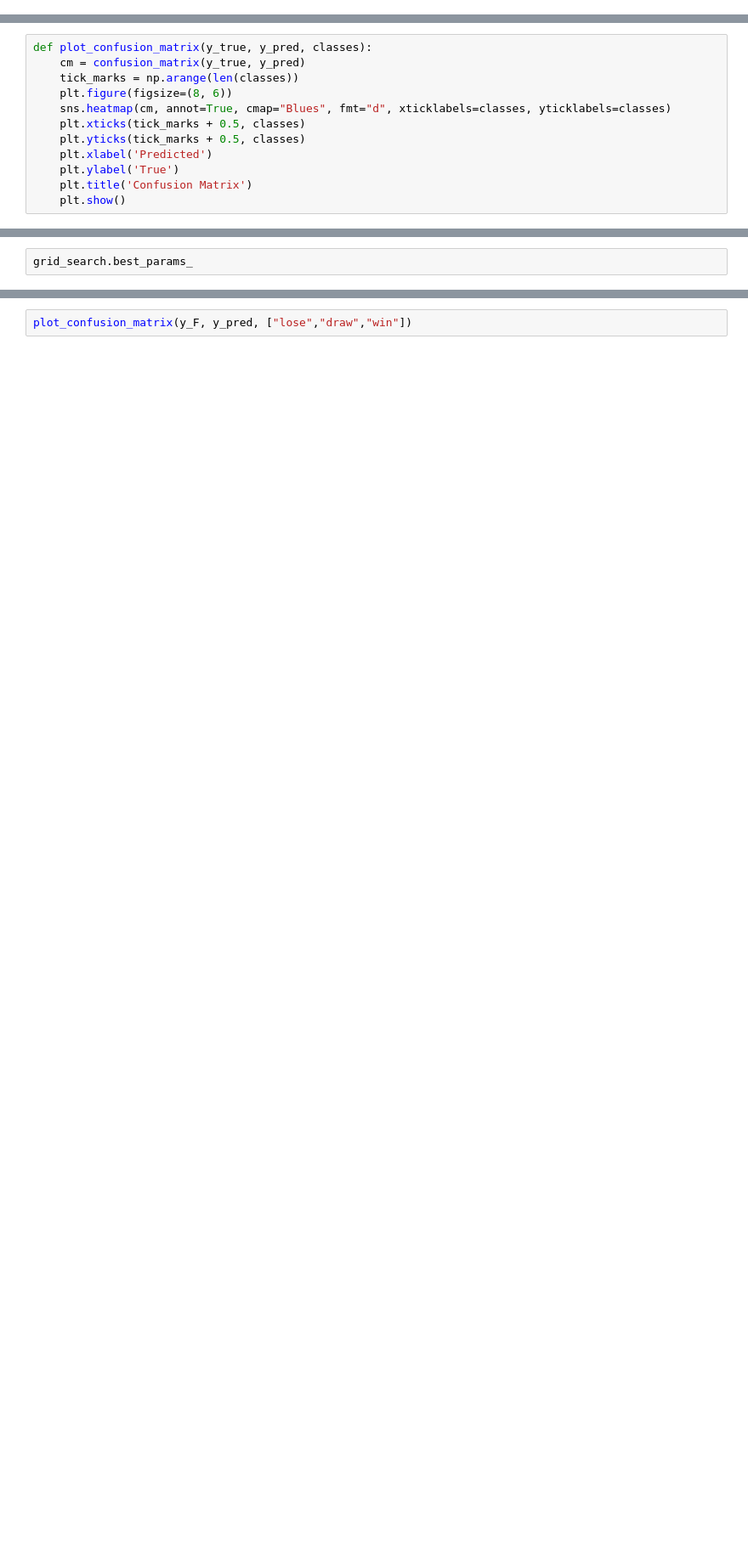
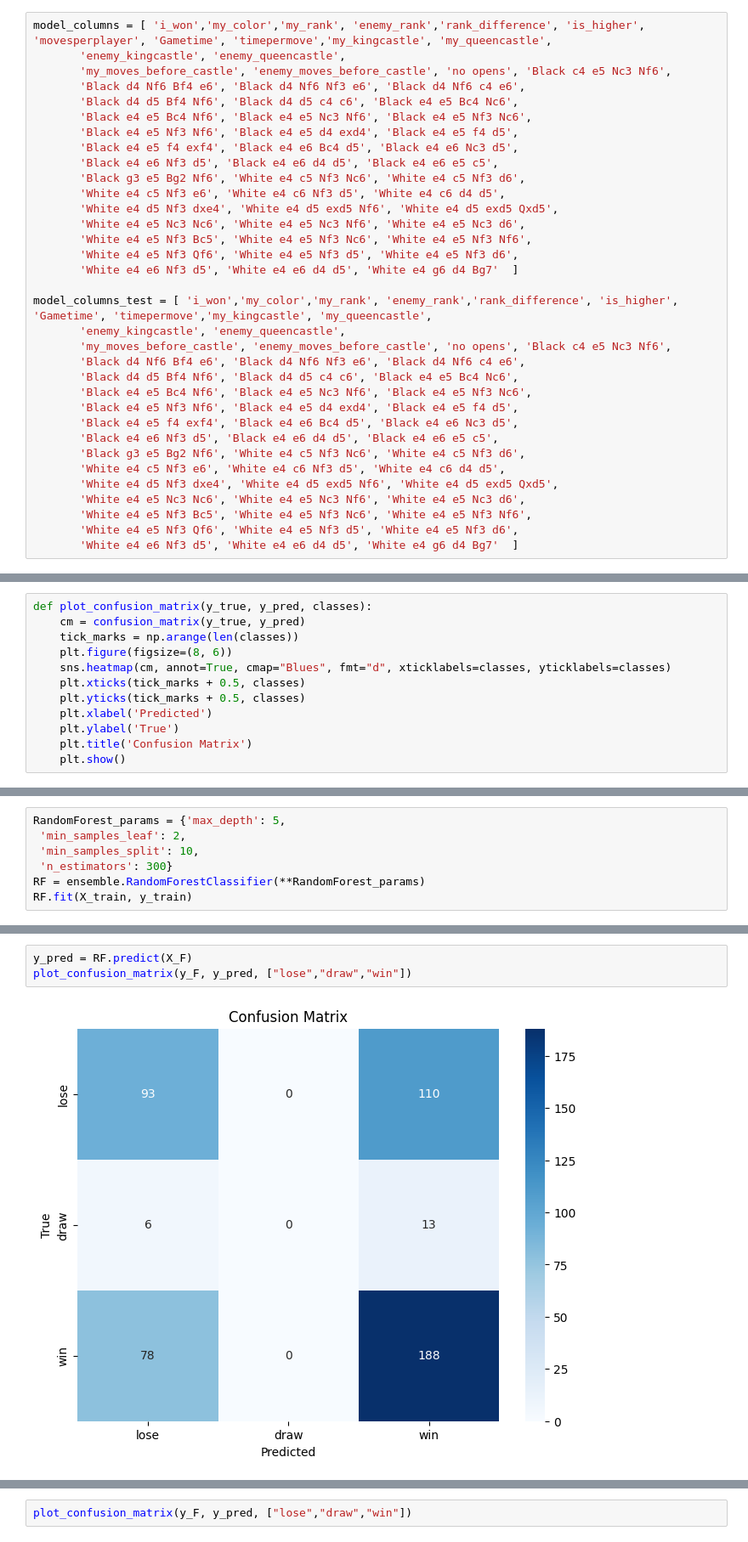
Before and after one commit to MikolajZaborowski/LichessData, a Jupyter notebook: lichess_project/modele_Mikolaj.ipynb, the cells around one changed output, grey strips where cells are left out. Shown at 85% size. Cells and saved outputs as stored; diff of their text form; blank space fills up the shorter version.

```diff
--- a/lichess_project/modele_Mikolaj.ipynb
+++ b/lichess_project/modele_Mikolaj.ipynb
@@ -308 +391,35 @@ Index(['id', 'rated', 'speed', 'createdAt', 'lastMoveAt', 'winner', 'moves',
+# %%
+model_columns = [ 'i_won','my_color','my_rank', 'enemy_rank','rank_difference', 'is_higher', 'movesperplayer', 'Gametime', 'timepermove','my_kingcastle', 'my_queencastle',
+       'enemy_kingcastle', 'enemy_queencastle',
+       'my_moves_before_castle', 'enemy_moves_before_castle', 'no opens', 'Black c4 e5 Nc3 Nf6',
+       'Black d4 Nf6 Bf4 e6', 'Black d4 Nf6 Nf3 e6', 'Black d4 Nf6 c4 e6',
+       'Black d4 d5 Bf4 Nf6', 'Black d4 d5 c4 c6', 'Black e4 e5 Bc4 Nc6',
+       'Black e4 e5 Bc4 Nf6', 'Black e4 e5 Nc3 Nf6', 'Black e4 e5 Nf3 Nc6',
+       'Black e4 e5 Nf3 Nf6', 'Black e4 e5 d4 exd4', 'Black e4 e5 f4 d5',
+       'Black e4 e5 f4 exf4', 'Black e4 e6 Bc4 d5', 'Black e4 e6 Nc3 d5',
+       'Black e4 e6 Nf3 d5', 'Black e4 e6 d4 d5', 'Black e4 e6 e5 c5',
+       'Black g3 e5 Bg2 Nf6', 'White e4 c5 Nf3 Nc6', 'White e4 c5 Nf3 d6',
+       'White e4 c5 Nf3 e6', 'White e4 c6 Nf3 d5', 'White e4 c6 d4 d5',
+       'White e4 d5 Nf3 dxe4', 'White e4 d5 exd5 Nf6', 'White e4 d5 exd5 Qxd5',
+       'White e4 e5 Nc3 Nc6', 'White e4 e5 Nc3 Nf6', 'White e4 e5 Nc3 d6',
+       'White e4 e5 Nf3 Bc5', 'White e4 e5 Nf3 Nc6', 'White e4 e5 Nf3 Nf6',
+       'White e4 e5 Nf3 Qf6', 'White e4 e5 Nf3 d5', 'White e4 e5 Nf3 d6',
+       'White e4 e6 Nf3 d5', 'White e4 e6 d4 d5', 'White e4 g6 d4 Bg7'  ]
+
+model_columns_test = [ 'i_won','my_color','my_rank', 'enemy_rank','rank_difference', 'is_higher', 'Gametime', 'timepermove','my_kingcastle', 'my_queencastle',
+       'enemy_kingcastle', 'enemy_queencastle',
+       'my_moves_before_castle', 'enemy_moves_before_castle', 'no opens', 'Black c4 e5 Nc3 Nf6',
+       'Black d4 Nf6 Bf4 e6', 'Black d4 Nf6 Nf3 e6', 'Black d4 Nf6 c4 e6',
+       'Black d4 d5 Bf4 Nf6', 'Black d4 d5 c4 c6', 'Black e4 e5 Bc4 Nc6',
+       'Black e4 e5 Bc4 Nf6', 'Black e4 e5 Nc3 Nf6', 'Black e4 e5 Nf3 Nc6',
+       'Black e4 e5 Nf3 Nf6', 'Black e4 e5 d4 exd4', 'Black e4 e5 f4 d5',
+       'Black e4 e5 f4 exf4', 'Black e4 e6 Bc4 d5', 'Black e4 e6 Nc3 d5',
+       'Black e4 e6 Nf3 d5', 'Black e4 e6 d4 d5', 'Black e4 e6 e5 c5',
+       'Black g3 e5 Bg2 Nf6', 'White e4 c5 Nf3 Nc6', 'White e4 c5 Nf3 d6',
+       'White e4 c5 Nf3 e6', 'White e4 c6 Nf3 d5', 'White e4 c6 d4 d5',
+       'White e4 d5 Nf3 dxe4', 'White e4 d5 exd5 Nf6', 'White e4 d5 exd5 Qxd5',
+       'White e4 e5 Nc3 Nc6', 'White e4 e5 Nc3 Nf6', 'White e4 e5 Nc3 d6',
+       'White e4 e5 Nf3 Bc5', 'White e4 e5 Nf3 Nc6', 'White e4 e5 Nf3 Nf6',
+       'White e4 e5 Nf3 Qf6', 'White e4 e5 Nf3 d5', 'White e4 e5 Nf3 d6',
+       'White e4 e6 Nf3 d5', 'White e4 e6 d4 d5', 'White e4 g6 d4 Bg7'  ]
 # %%
@@ -641,3 +679,8 @@ GridSearchCV(cv=4, estimator=RandomForestClassifier(),
 # %%
-grid_search.best_params_
+RandomForest_params = {'max_depth': 5,
+ 'min_samples_leaf': 2,
+ 'min_samples_split': 10,
+ 'n_estimators': 300}
+RF = ensemble.RandomForestClassifier(**RandomForest_params)
+RF.fit(X_train, y_train)
 # %% [output]
@@ -662 +711,6 @@ weighted avg       0.54      0.57      0.55       488
+# %%
+y_pred = RF.predict(X_F)
+plot_confusion_matrix(y_F, y_pred, ["lose","draw","win"])
+# %% [output]
+[figure, added]
 # %%
```
Also changed, not shown: parts of 45 cells of this notebook.
